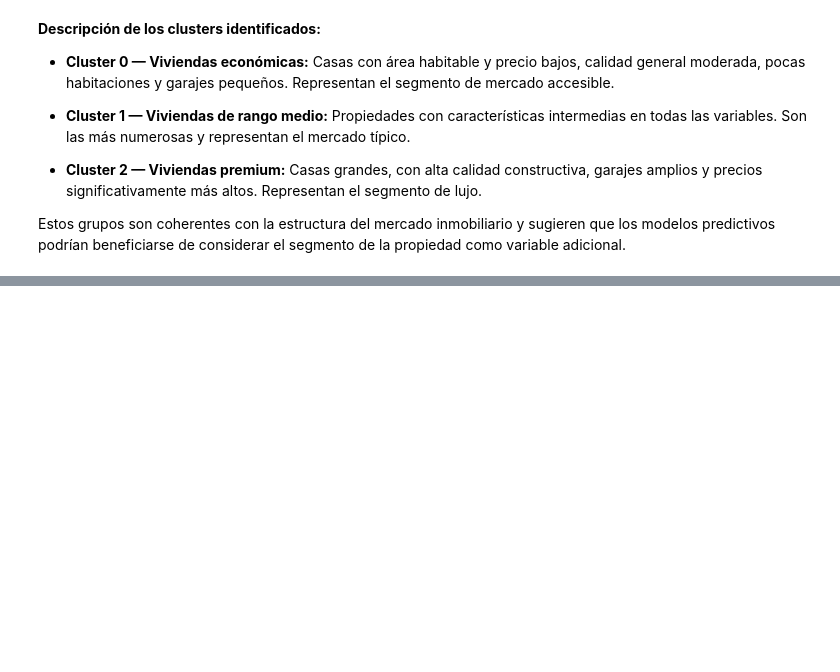
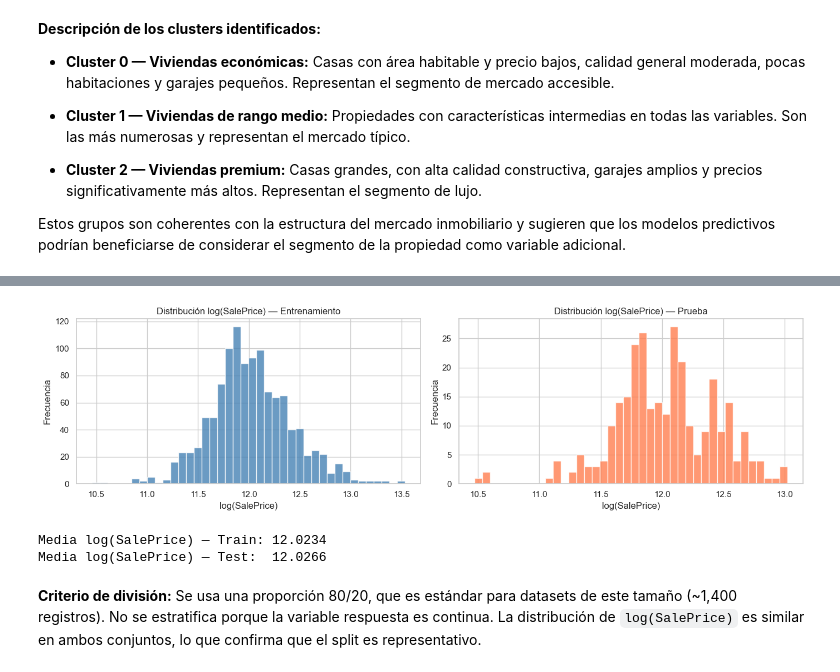
Before and after one commit to erickguerra2/MD-LAB03, a Jupyter notebook: main.ipynb, the cells around one changed output, grey strips where cells are left out. Saved outputs shown, nothing was run; the diff lists cells and outputs as text; code cells hidden in the pictures; blank space fills up the shorter version.

Commit message:
feat: Implement data splitting into training and testing sets for model preparation.

```diff
--- a/main.ipynb
+++ b/main.ipynb
@@ -556,0 +560,20 @@ Estos grupos son coherentes con la estructura del mercado inmobiliario y sugiere
+# %%
+# Se usa train.csv como fuente única. El conjunto de prueba se extrae de aquí.
+# División: 80% entrenamiento, 20% prueba
+# No se estratifica porque SalePrice es continua (no categórica)
+# Se fija random_state=42 para reproducibilidad total
+
+X = df.drop(columns=['SalePrice', 'LogSalePrice'])
+y = df['LogSalePrice']  # Variable respuesta: log(SalePrice)
+
+X_train, X_test, y_train, y_test = train_test_split(
+    X, y, test_size=0.20, random_state=SEED
+)
+
+print(f'Conjunto de entrenamiento: {X_train.shape[0]} filas ({X_train.shape[0]/len(X)*100:.1f}%)')
+print(f'Conjunto de prueba:        {X_test.shape[0]} filas ({X_test.shape[0]/len(X)*100:.1f}%)')
+print(f'\nCriterio de división:')
+print('  - Proporción: 80/20')
+print('  - Estratificado: No (variable respuesta continua)')
+print('  - Balanceado: No aplica (regresión, no clasificación)')
+print(f'  - random_state: {SEED} (garantiza reproducibilidad)')
@@ -556,0 +589,25 @@ Estos grupos son coherentes con la estructura del mercado inmobiliario y sugiere
+# %%
+# Verificar que la distribución de SalePrice es similar en ambos conjuntos
+fig, axes = plt.subplots(1, 2, figsize=(14, 4))
+
+axes[0].hist(y_train, bins=40, color='steelblue', edgecolor='white', alpha=0.8, label='Train')
+axes[0].set_title('Distribución log(SalePrice) — Entrenamiento')
+
+axes[1].hist(y_test, bins=40, color='coral', edgecolor='white', alpha=0.8, label='Test')
+axes[1].set_title('Distribución log(SalePrice) — Prueba')
+
+for ax in axes:
+    ax.set_xlabel('log(SalePrice)')
+    ax.set_ylabel('Frecuencia')
+
+plt.tight_layout()
+plt.show()
+
+print(f'Media log(SalePrice) — Train: {y_train.mean():.4f}')
+print(f'Media log(SalePrice) — Test:  {y_test.mean():.4f}')
+# %% [output]
+[figure, added]
+Media log(SalePrice) — Train: 12.0234
+Media log(SalePrice) — Test:  12.0266
+# %% [markdown]
+**Criterio de división:** Se usa una proporción 80/20, que es estándar para datasets de este tamaño (~1,400 registros). No se estratifica porque la variable respuesta es continua. La distribución de `log(SalePrice)` es similar en ambos conjuntos, lo que confirma que el split es representativo.
```
Also changed, not shown: parts of 2 cells of this notebook.
